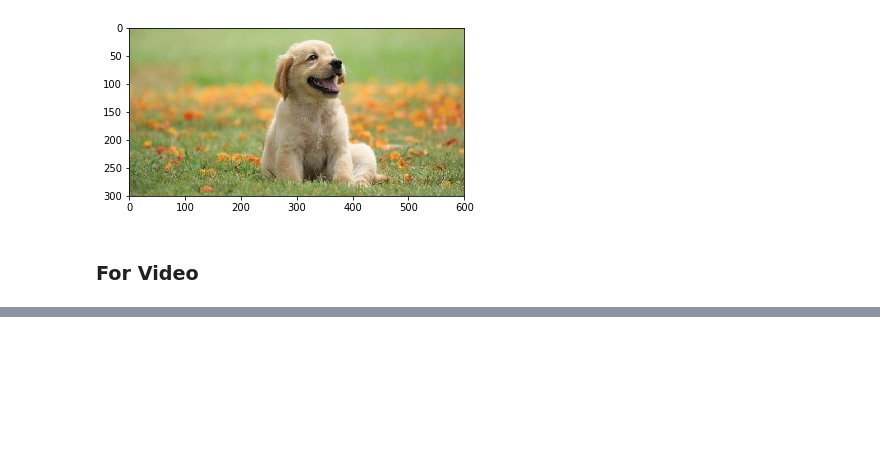
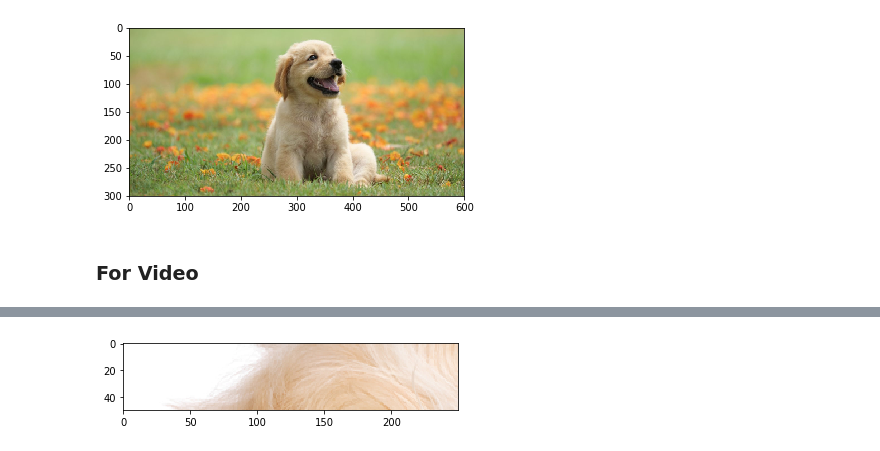
Before and after one commit to AtanuCSE/OpenCV-with-Python-Learning, a Jupyter notebook: 02 Rescale.ipynb, the cells around one changed output, grey strips where cells are left out. Saved outputs shown, nothing was run; the diff lists cells and outputs as text; code cells hidden in the pictures; blank space fills up the shorter version.

```diff
--- a/02 Rescale.ipynb
+++ b/02 Rescale.ipynb
@@ -48,0 +62,13 @@ cv2.destroyAllWindows()
+# %%
+img = cv.imread("Photos/dog1.jpg")
+# Cropping
+cropped = img[150:200, 150:400]
+#Show the image with matplotlib
+if cropped is not None:
+    RGB_img = cv.cvtColor(cropped, cv.COLOR_BGR2RGB)
+    plt.imshow(RGB_img)
+    plt.show()
+else:
+    print("empty frame")
+# %% [output]
+[figure, added]
```
Also changed, not shown: parts of 2 cells of this notebook.
